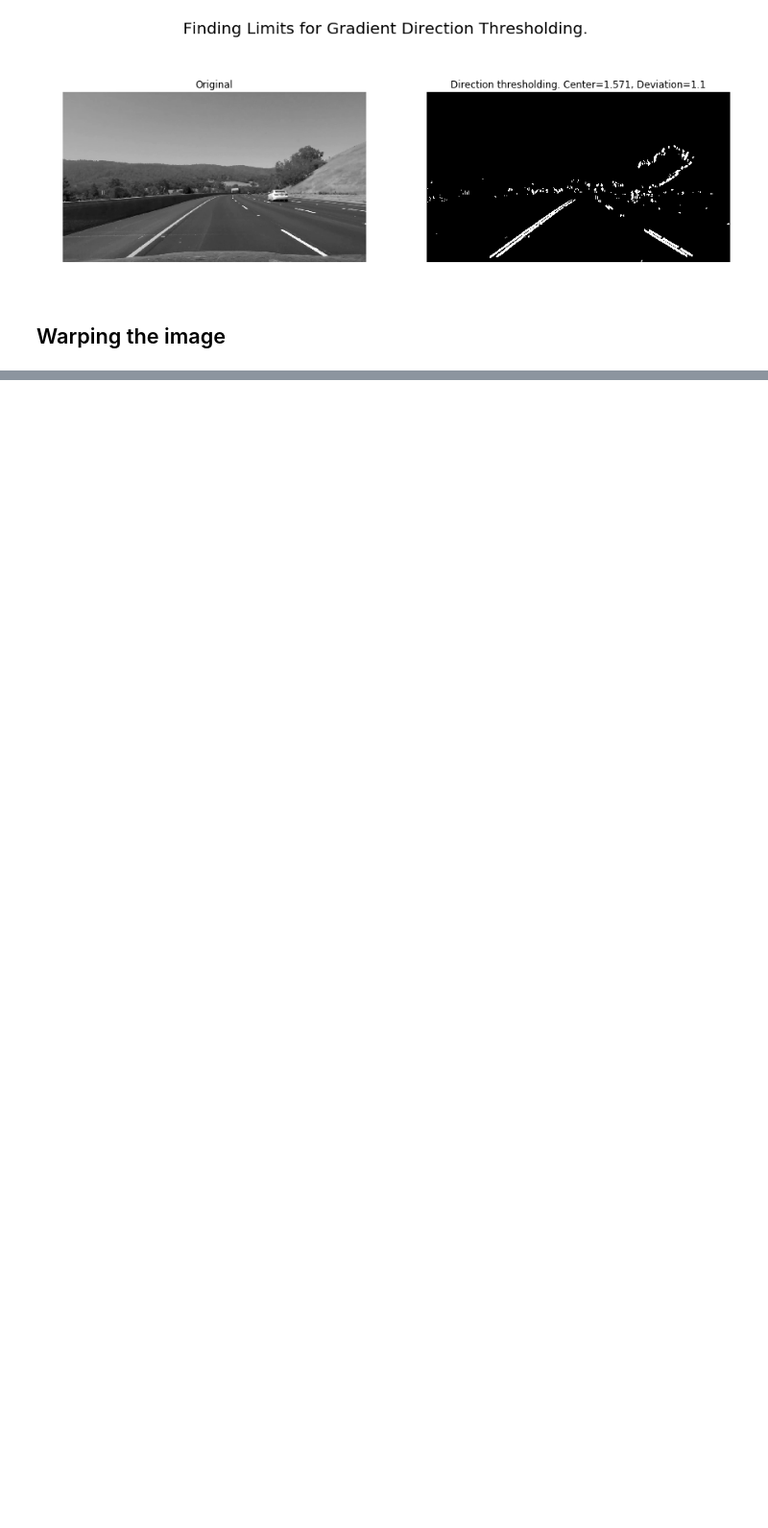
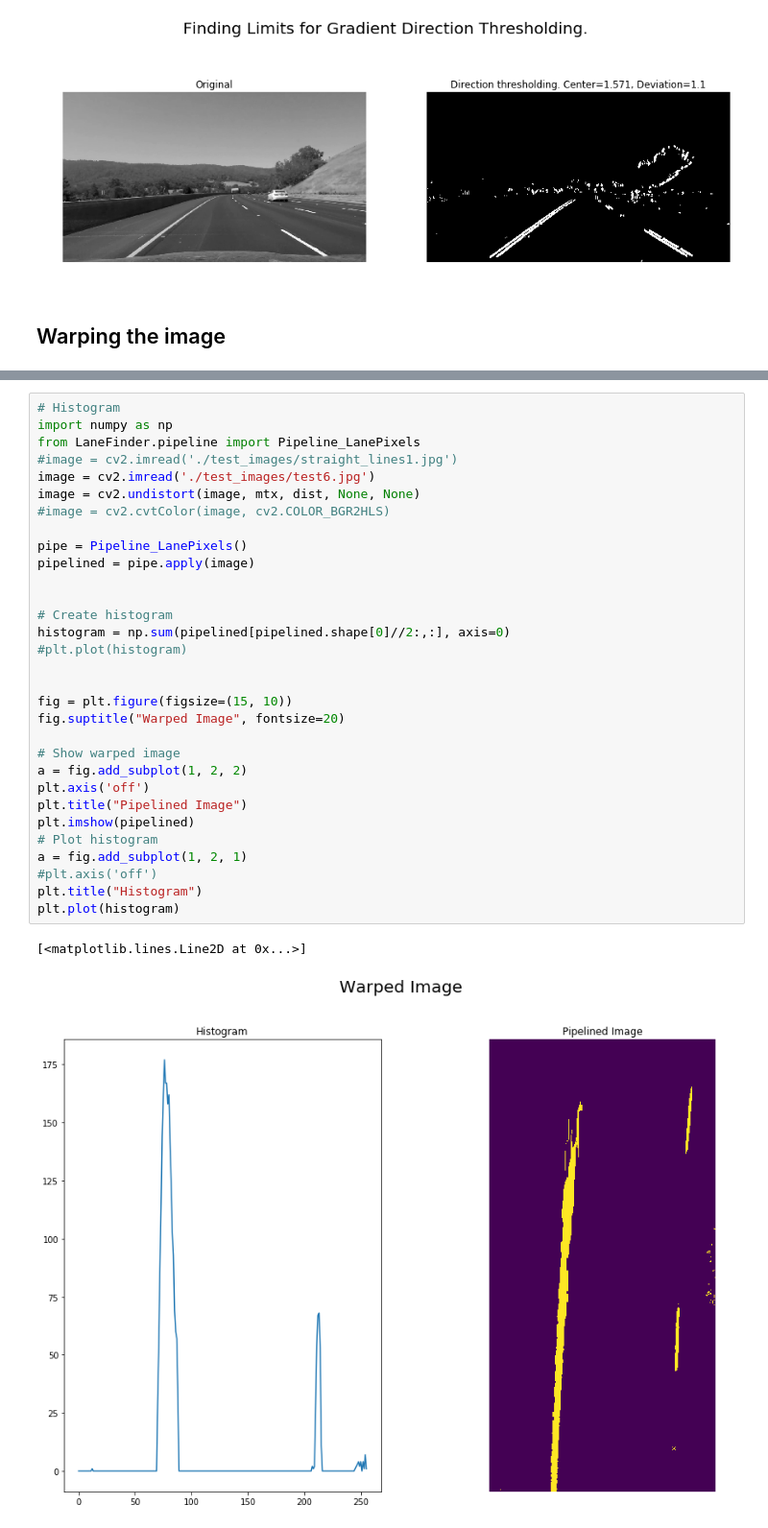
Before and after one commit to llahti/CarND-Advanced-Lane-Lines, a Jupyter notebook: report.ipynb, the cells around one changed output, grey strips where cells are left out. Shown at 96% size. Drawn from its saved outputs; the diff is of its cells as text; blank space fills up the shorter version.

```diff
--- a/report.ipynb
+++ b/report.ipynb
@@ -559,0 +601,34 @@ plt.imshow(warped)
+# %%
+# Histogram
+import numpy as np
+from LaneFinder.pipeline import Pipeline_LanePixels
+#image = cv2.imread('./test_images/straight_lines1.jpg')
+image = cv2.imread('./test_images/test6.jpg')
+image = cv2.undistort(image, mtx, dist, None, None)
+#image = cv2.cvtColor(image, cv2.COLOR_BGR2HLS)
+
+pipe = Pipeline_LanePixels()
+pipelined = pipe.apply(image)
+
+
+# Create histogram
+histogram = np.sum(pipelined[pipelined.shape[0]//2:,:], axis=0)
+#plt.plot(histogram)
+
+
+fig = plt.figure(figsize=(15, 10))
+fig.suptitle("Warped Image", fontsize=20)
+
+# Show warped image
+a = fig.add_subplot(1, 2, 2)
+plt.axis('off')
+plt.title("Pipelined Image")
+plt.imshow(pipelined)
+# Plot histogram
+a = fig.add_subplot(1, 2, 1)
+#plt.axis('off')
+plt.title("Histogram")
+plt.plot(histogram)
+# %% [output]
+[<matplotlib.lines.Line2D at 0x...>]
+[figure, added]
```
Also changed, not shown: parts of 8 cells of this notebook, 5 other files.
